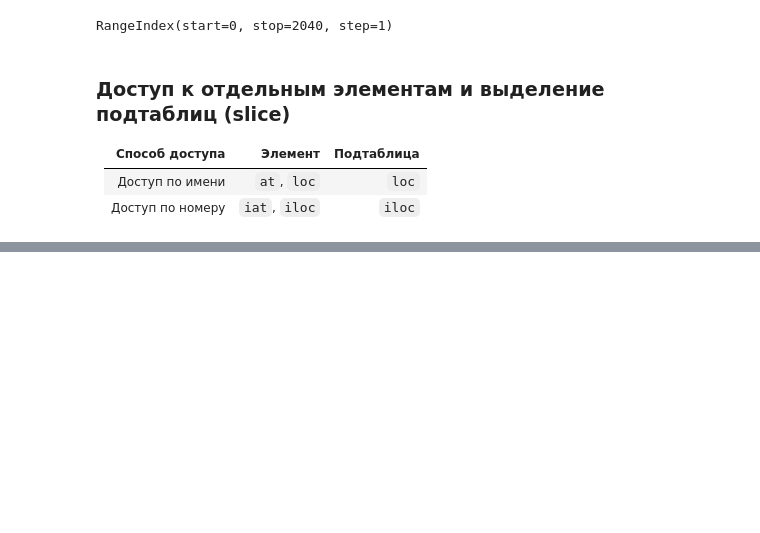
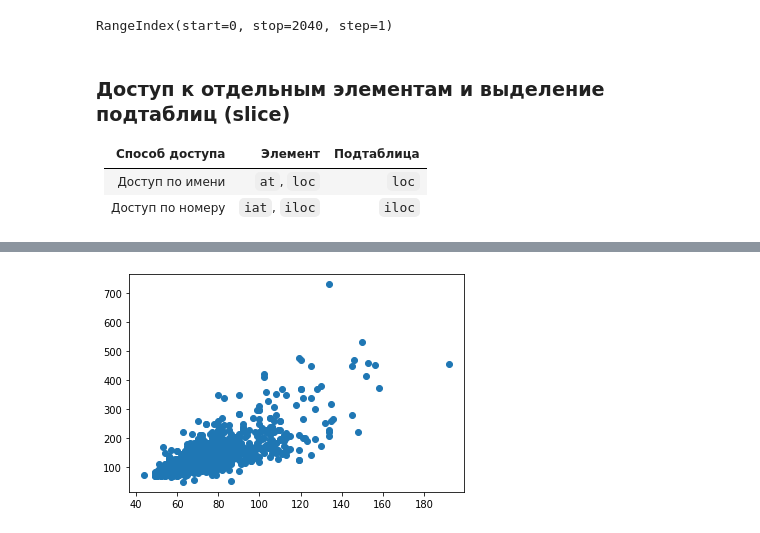
Before and after one commit to EvaKolosova/MachineLearningCourse, a Jupyter notebook: PriceOfFlatsInMoscow.ipynb, the cells around one changed output, grey strips where cells are left out. Cells and saved outputs as stored; diff of their text form; code cells hidden in the pictures; blank space fills up the shorter version.

```diff
--- a/PriceOfFlatsInMoscow.ipynb
+++ b/PriceOfFlatsInMoscow.ipynb
@@ -95,0 +163,5 @@ RangeIndex(start=0, stop=2040, step=1)
+# %%
+plt.scatter(data_raw['totsp'], data_raw['price'])
+pass
+# %% [output]
+[figure, added]
```
Also changed, not shown: parts of 34 cells of this notebook.
